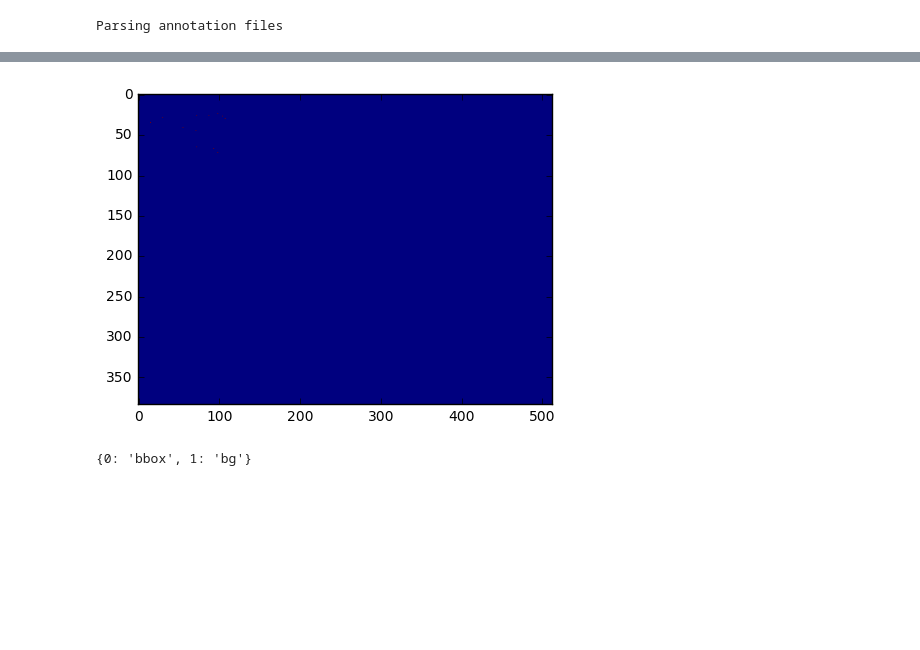
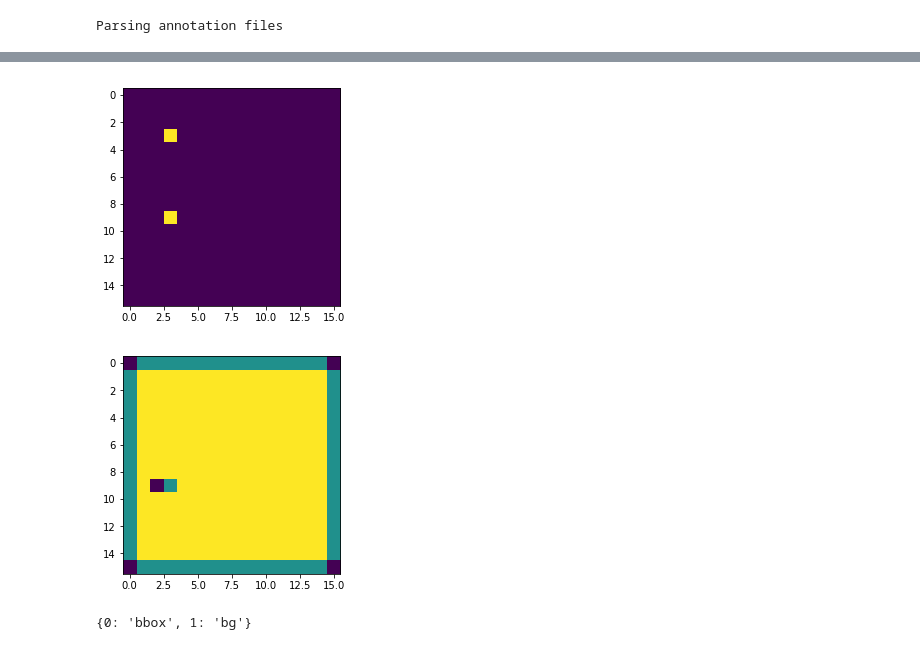
Before and after one commit to npetrenko/recurrent_frcnn, a Jupyter notebook: test_rpn_det-synth.ipynb, the cells around one changed output, grey strips where cells are left out. Saved outputs shown, nothing was run; the diff lists cells and outputs as text; code cells hidden in the pictures; blank space fills up the shorter version.

```diff
--- a/test_rpn_det-Copy1.ipynb
+++ b/test_rpn_det-synth.ipynb
@@ -20,13 +20,19 @@ from random import seed
 seed(1234)
 np.random.seed(1234)
 # %%
-data,_,_ = get_data('./crowdgen_data/Main/', './annotations/', form='gif')
+data,_,_ = get_data('./videos/', './annotations/', form='jpg')
 # %% [output]
 Parsing annotation files
 # %%
 with open('config.pickle', 'rb') as f:
     C = pickle.load(f)
+# %%
+C.anchor_box_scales = [0.2, 0.5, 0.8, 1., 1.4]
+C.anchor_box_ratios = [[1,1], [1,2], [2,1]]
+C.im_size = 32
+C.rpn_stride = 2
 # %%
-data_gen = video_streamer(data, 2, C, lambda x,y: [x,y], 'tf', mode='test', frame_batchsize=40)
+data_gen = video_streamer(data, 2, C, lambda x,y: [x//C.rpn_stride,y//C.rpn_stride],
+                          'tf', mode='test', frame_batchsize=4)
 # %%
 x = next(data_gen)
@@ -44,8 +56,11 @@ num_anchors = len(C.anchor_box_ratios) * len(C.anchor_box_scales)
 # %%
 plt.imshow((x[1][0][0,1][...,num_anchors:]).sum(axis=-1))
 plt.show()
+plt.imshow((x[1][0][0,1][...,:num_anchors]).sum(axis=-1))
+plt.show()
 # %% [output]
-[figure, old version]
+[figure, new version]
+[figure, added]
 # %%
 sess = tf.Session()
 # %%
```
Also changed, not shown: parts of 3 cells of this notebook, 7 other files.
